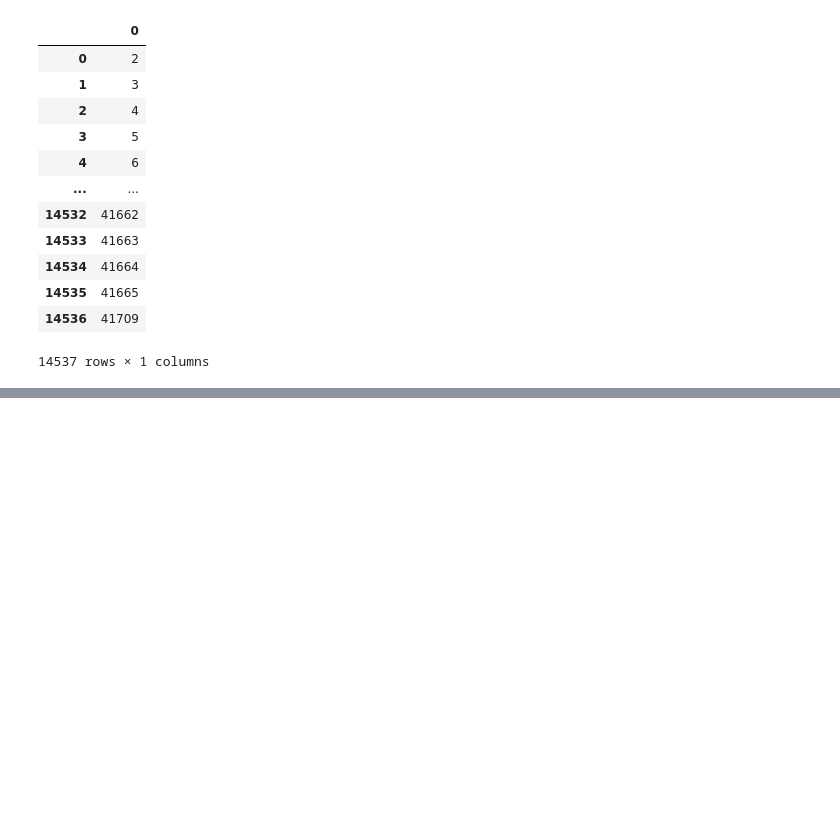
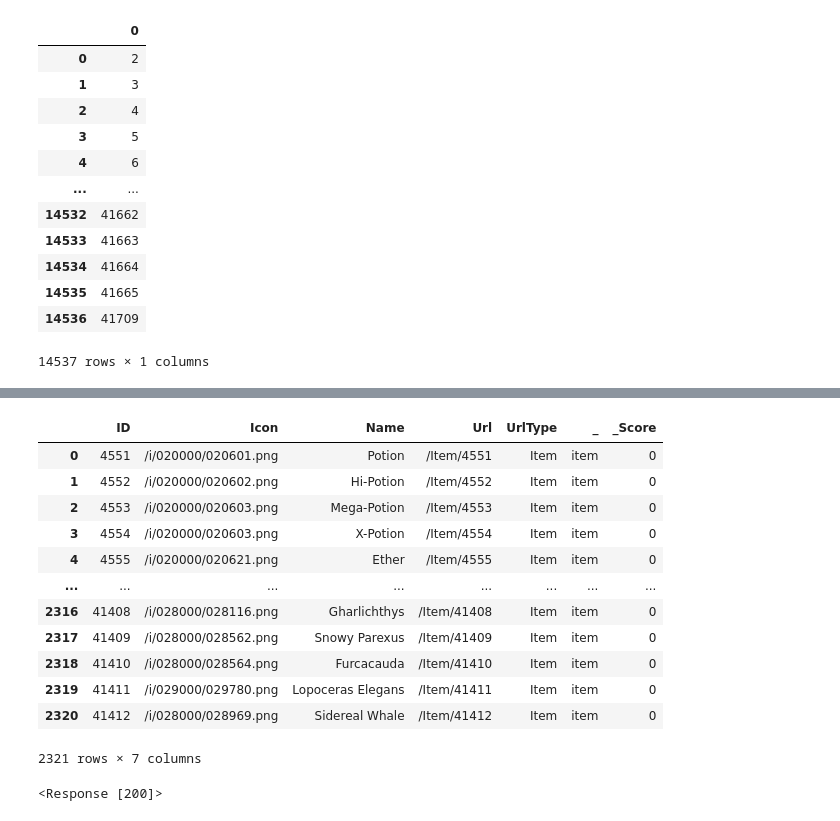
Before and after one commit to Hounder23/LHL-CAPSTONE, a Jupyter notebook: IPYNB NoteBooks/DataCollection.ipynb, the cells around one changed output, grey strips where cells are left out. Cells and saved outputs as stored; diff of their text form; code cells hidden in the pictures; blank space fills up the shorter version.

```diff
--- a/IPYNB NoteBooks/DataCollection.ipynb
+++ b/IPYNB NoteBooks/DataCollection.ipynb
@@ -273,3 +273,7 @@ marketable_df
 | 14535 | 41665 |
 | 14536 | 41709 |
 14537 rows × 1 columns
+# %%
+# rename the 0 column to itemID
+marketable_df.rename(columns={0: 'ID'}, inplace=True)
+marketable_df
@@ -279,0 +314,20 @@ marketable_df.to_csv('..\\data\\marketable.csv', index=False)
+# %%
+# Now that we have the list of marketable items, we can filter our consumables list to only include items that are marketable
+
+# Merge the consumables list with the marketable list
+marketable_consumables_df = consumables_df.merge(marketable_df, left_on='ID', right_on='ID')
+marketable_consumables_df
+# %% [output]
+|  | ID | Icon | Name | Url | UrlType | _ | _Score |
+| 0 | 4551 | /i/020000/020601.png | Potion | /Item/4551 | Item | item | 0 |
+| 1 | 4552 | /i/020000/020602.png | Hi-Potion | /Item/4552 | Item | item | 0 |
+| 2 | 4553 | /i/020000/020603.png | Mega-Potion | /Item/4553 | Item | item | 0 |
+| 3 | 4554 | /i/020000/020603.png | X-Potion | /Item/4554 | Item | item | 0 |
+| 4 | 4555 | /i/020000/020621.png | Ether | /Item/4555 | Item | item | 0 |
+| ... | ... | ... | ... | ... | ... | ... | ... |
+| 2316 | 41408 | /i/028000/028116.png | Gharlichthys | /Item/41408 | Item | item | 0 |
+| 2317 | 41409 | /i/028000/028562.png | Snowy Parexus | /Item/41409 | Item | item | 0 |
+| 2318 | 41410 | /i/028000/028564.png | Furcacauda | /Item/41410 | Item | item | 0 |
+| 2319 | 41411 | /i/029000/029780.png | Lopoceras Elegans | /Item/41411 | Item | item | 0 |
+| 2320 | 41412 | /i/028000/028969.png | Sidereal Whale | /Item/41412 | Item | item | 0 |
+2321 rows × 7 columns
@@ -279,0 +337,18 @@ marketable_df.to_csv('..\\data\\marketable.csv', index=False)
+# %%
+# Now that we have the list of marketable consumables, we can use the Universalis API to collect the historical market data for each of the consumables
+# The Universalis API has a rate limit of 25 requests per second
+# https://universalis.app/api/v2/history/{WorldID}/{itemIDs}?entriesToReturn=999999&minSalePrice=0&maxSalePrice=2147483647
+
+# Test a single request to the Universalis API
+# The World ID for the Aether Data Center is 101
+# The item ID for the Grade 8 Tincture of Vitality is 39729
+
+# Make the request
+world = "Aether"
+itemID = 27759
+histInSeconds = 4*365*24*60*60 # 4 year in seconds
+
+response = requests.get(f'https://universalis.app/api/v2/history/{world}/{itemID}?entriesToReturn=999999&entriesWithin={histInSeconds}&minSalePrice=0&maxSalePrice=2147483647')
+response
+# %% [output]
+<Response [200]>
```
Also changed, not shown: parts of 7 cells of this notebook.
